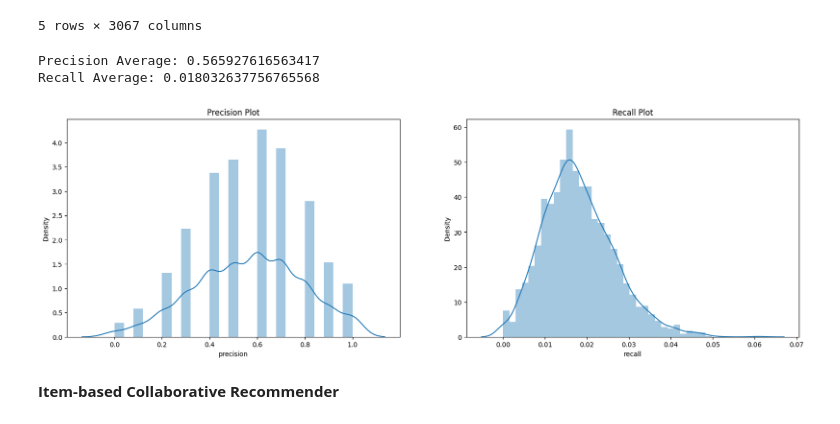
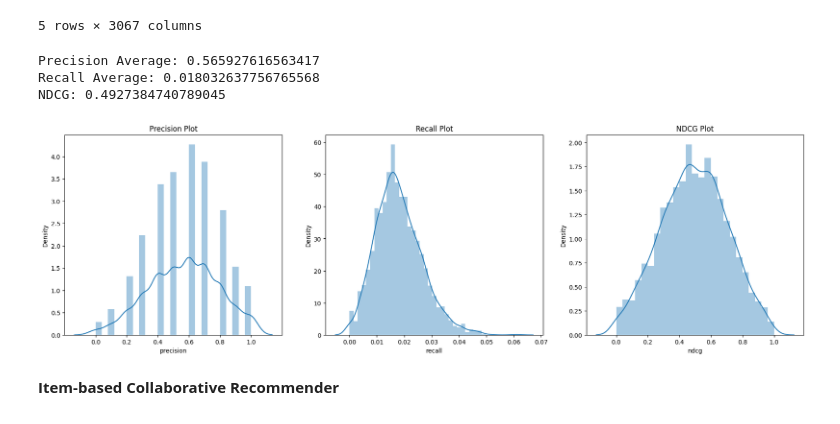
Before and after one commit to Kopzzz/Board-Game-RecCommu, a Jupyter notebook: code/4_Memory-Based .ipynb, the cells around one changed output. Cells and saved outputs as stored; diff of their text form; code cells hidden in the pictures.

Commit message:
ndcg finish

```diff
--- a/code/4_Memory-Based .ipynb
+++ b/code/4_Memory-Based .ipynb
@@ -130,49 +130,65 @@ for user in all_users:
   true_labels = []
   pred_labels = []
 
-  for game in df_sim.index:
+  # create lists to store the true and predicted labels for ndcg
+  y_true = []
+  y_pred = []
+
+  for game,sim in df_sim.iteritems():
+    y_pred.append(sim)
     # if the recommendation is in the user's preferred games, it is a true positive
     if game in df_fav.index:
       true_labels.append(1)
       pred_labels.append(1)
+      y_true.append(df_user.loc[game]['rating'])
+
     # if the recommendation is not in the user's preferred games, it is a false positive
     else:
       true_labels.append(0)
       pred_labels.append(1)
+      y_true.append(0)
 
   # for each game in the user's preferred games, check if it was recommended
   for game,rate in df_fav.itertuples():
-    if game not in df_sim.index:
+    if game not in df_sim:
       true_labels.append(1)
       pred_labels.append(0)
+      y_pred.append(0)
+      y_true.append(df_user.loc[game]['rating'])
 
   # calculate precision and recall
   precision, recall, _, _ = precision_recall_fscore_support(y_true=true_labels, y_pred=pred_labels, average='binary')
+  ndcg = ndcg_score([y_true],[y_pred], k=10, ignore_ties=True)
 
   # dataframe evaluate
-  df_eval[user] = {'precision': f'{precision:.2f}', 'recall': f'{recall:.4f}'}
+  df_eval[user] = {'precision': f'{precision:.2f}', 'recall': f'{recall:.4f}', 'ndcg': f'{ndcg:.4f}'}
 
 df_eval = df_eval.T
-
 print("Precision Average:",pd.to_numeric(df_eval['precision']).mean())
 print("Recall Average:",pd.to_numeric(df_eval['recall']).mean())
+print("NDCG:",pd.to_numeric(df_eval['ndcg']).mean())
 # %% [output]
 Precision Average: 0.565927616563417
 Recall Average: 0.018032637756765568
+NDCG: 0.4927384740789045
 # %%
-plt.figure(figsize=(20,6))
+plt.figure(figsize=(22,6))
 
-plt.subplot(1,2,1)
+plt.subplot(1,3,1)
 plt.title("Precision Plot")
 sns.distplot(df_eval['precision'])
 
-plt.subplot(1,2,2)
+plt.subplot(1,3,2)
 plt.title("Recall Plot")
 sns.distplot(df_eval['recall'])
 
+plt.subplot(1,3,3)
+plt.title("NDCG Plot")
+sns.distplot(df_eval['ndcg'])
+
 plt.show()
 # %% [output]
-[figure, old version]
+[figure, new version]
 # %% [markdown]
 **Item-based Collaborative Recommender**
 # %%
```
Also changed, not shown: parts of 5 cells of this notebook, 1 other file.
